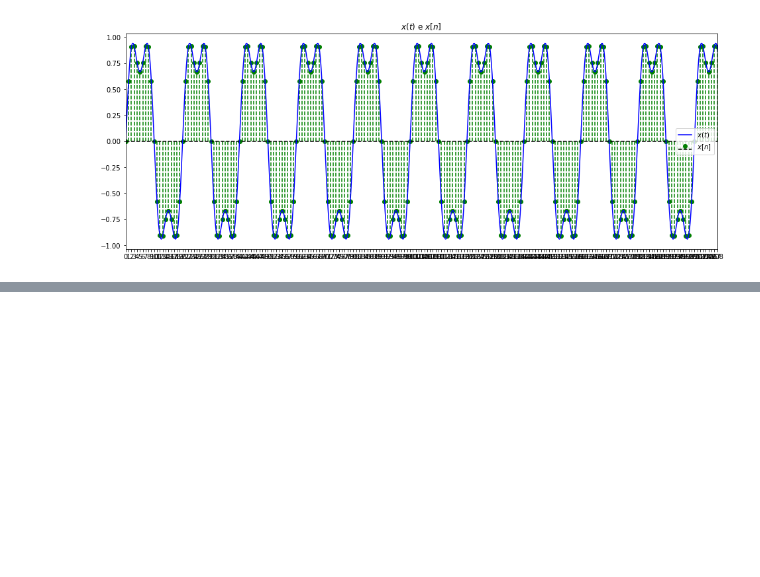
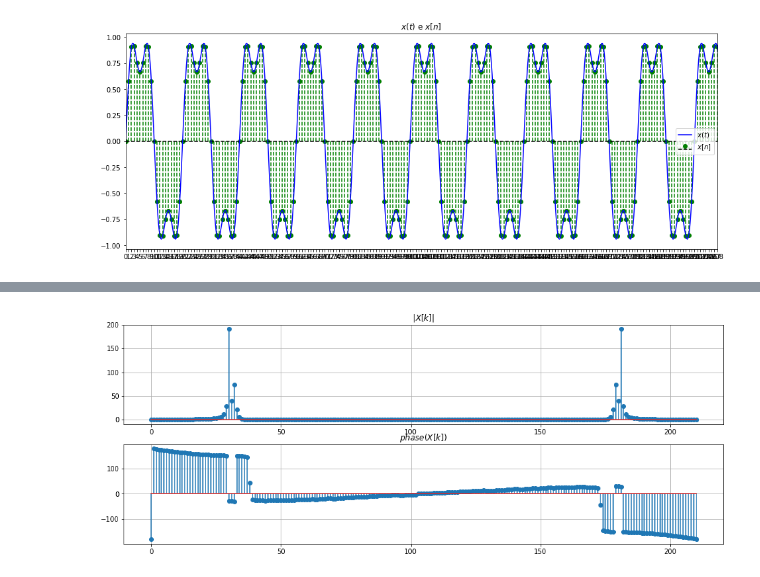
Before and after one commit to feteti/PSI3432, a Jupyter notebook: Exp2/Exp2.ipynb, the cells around one changed output, grey strips where cells are left out. Drawn from its saved outputs; the diff is of its cells as text; code cells hidden in the pictures; blank space fills up the shorter version.

```diff
--- a/Exp2/Exp2.ipynb
+++ b/Exp2/Exp2.ipynb
@@ -221,0 +198,20 @@ data_dict
+# %%
+import mat73
+data_dict = mat73.loadmat('sinal.mat')
+fa = data_dict['fa']
+y = data_dict['y']
+N0 = y.shape[0]
+# %%
+tdf_y = np.fft.fft(y)
+tdf_y[np.isclose(tdf_y, 0)] = 0
+
+fig, ax = plt.subplots(2,1, figsize = (16, 6))
+ax[0].grid()
+ax[0].stem(np.abs(tdf_y))
+ax[1].stem(np.angle(np.round(tdf_y, 2))*180/np.pi)
+ax[0].set_title("$|X[k]|$")
+ax[1].set_title("$phase(X[k])$")
+ax[1].grid()
+plt.show()
+# %% [output]
+[figure, added]
```
Also changed, not shown: parts of 15 cells of this notebook.
